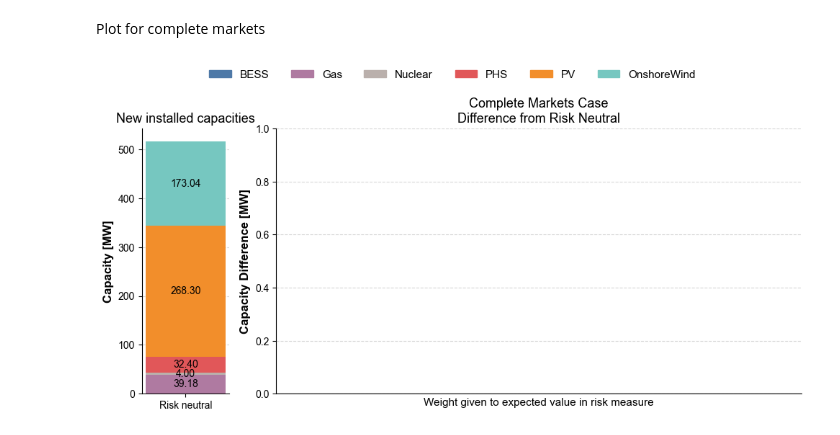
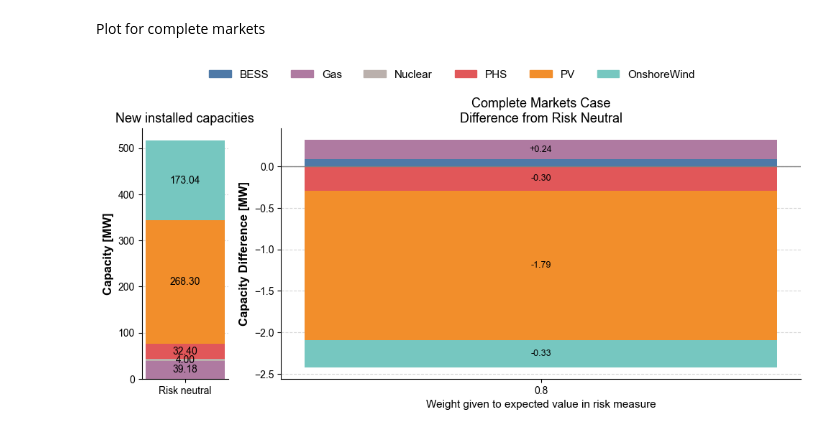
Before and after one commit to Andreas-Makrides-ICL/msc-thesis-incomplete-markets-LDES, a Jupyter notebook: models/Complete_markets_risk_averse_cantral_planner/plotting_results.ipynb, the cells around one changed output. Drawn from its saved outputs; the diff is of its cells as text; code cells hidden in the pictures.

```diff
--- a/models/Complete_markets_risk_averse_cantral_planner/plotting_results.ipynb
+++ b/models/Complete_markets_risk_averse_cantral_planner/plotting_results.ipynb
@@ -151,7 +151,7 @@ rcParams['font.family'] = 'Arial'
 rcParams['axes.labelweight'] = 'bold'
 
 # === Load data ===
-df = pd.read_csv("risk_aversion_results_O30_T3600_d1.csv")
+df = pd.read_csv("risk_aversion_results_O30_T3600_d1_08.csv")
 
 # === Filter relevant columns ===
 capacity_cols = ['PV', 'Wind', 'Gas', 'Nuclear', 'BESS_P', 'LDES_PHS_P']
@@ -205,31 +205,31 @@ bottom_pos = np.zeros_like(x, dtype=float)
 bottom_neg = np.zeros_like(x, dtype=float)
 
 for tech in techs:
     diffs = df_others[tech].values - df_rn[tech]
     for i, diff in enumerate(diffs):
         if diff >= 0:
             ax2.bar(x[i], diff, width=width, bottom=bottom_pos[i], color=colors[tech])
             if abs(diff) > 0.1:
                 ax2.text(x[i], bottom_pos[i] + diff / 2, f'+{diff:.2f}', ha='center', va='center', fontsize=9)
             bottom_pos[i] += diff
         else:
             ax2.bar(x[i], diff, width=width, bottom=bottom_neg[i], color=colors[tech])
             if abs(diff) > 0.1:
                 ax2.text(x[i], bottom_neg[i] + diff / 2, f'{diff:.2f}', ha='center', va='center', fontsize=9)
             bottom_neg[i] += diff
 
 ax2.set_xticks(x)
 ax2.set_xticklabels([f"{d:.1f}" for d in deltas], fontsize=10)
 ax2.set_xlabel("Weight given to expected value in risk measure", fontsize=11, fontweight='normal')
 ax2.set_ylabel("Capacity Difference [MW]", fontsize=12, fontweight='bold')
 ax2.set_title("Complete Markets Case\nDifference from Risk Neutral", fontsize=13, fontweight='normal')
 ax2.axhline(0, color='gray', linewidth=1)
 
 # === Legend ===
 handles = [plt.Rectangle((0, 0), 1, 1, color=colors[t]) for t in techs]
 fig.legend(handles, labels, loc='upper center', ncol=len(techs), fontsize=11, frameon=False)
 
 plt.tight_layout(rect=[0, 0, 1, 0.93])
 plt.show()
 # %% [output]
-[figure, old version]
+[figure, new version]
```
Also changed, not shown: 2 other files.
